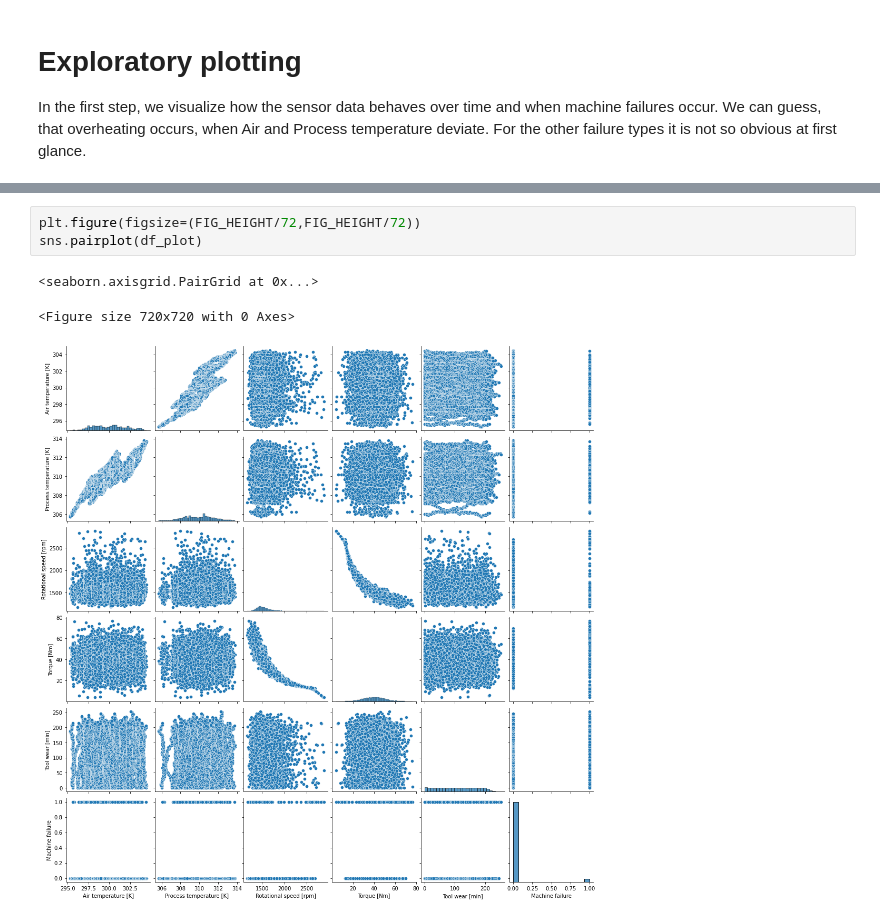
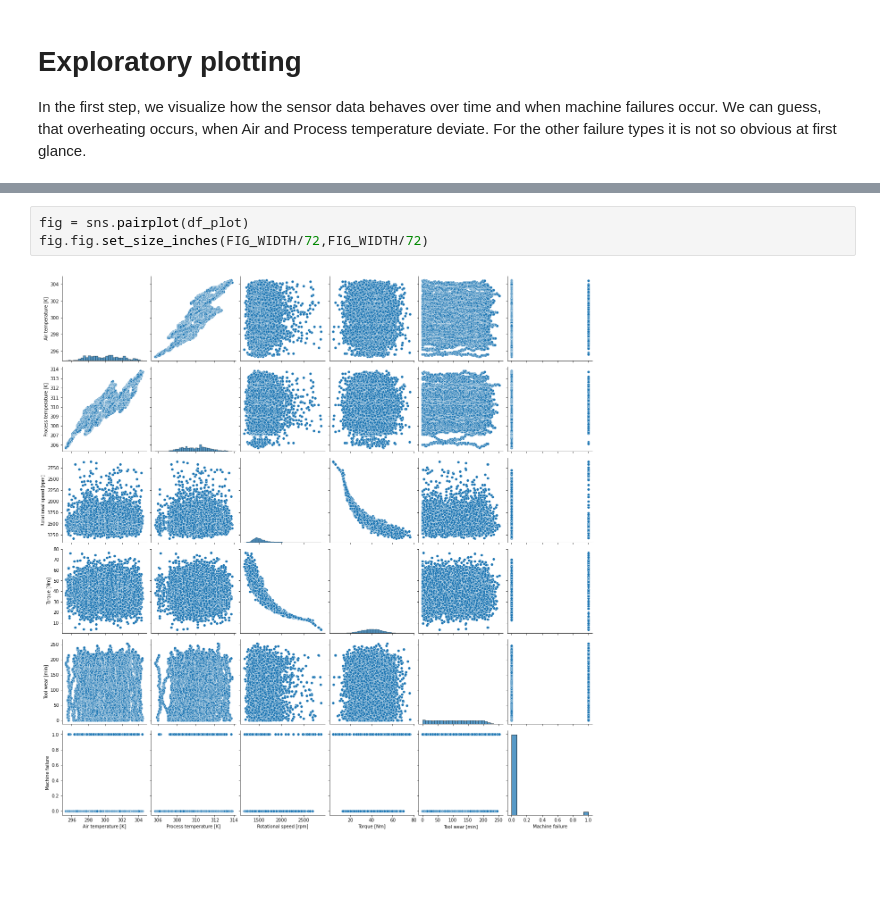
Before and after one commit to hfrechen/predictive_maintenance, a Jupyter notebook: notebooks/EDA.ipynb, the cells around one changed output, grey strips where cells are left out. Saved outputs shown, nothing was run; the diff lists cells and outputs as text; blank space fills up the shorter version.

```diff
--- a/notebooks/EDA.ipynb
+++ b/notebooks/EDA.ipynb
@@ -170,9 +171,7 @@ plot_figure(fig)
 # %%
-plt.figure(figsize=(FIG_HEIGHT/72,FIG_HEIGHT/72))
-sns.pairplot(df_plot)
+fig = sns.pairplot(df_plot)
+fig.fig.set_size_inches(FIG_WIDTH/72,FIG_WIDTH/72)
 # %% [output]
-<seaborn.axisgrid.PairGrid at 0x...>
-<Figure size 720x720 with 0 Axes>
-[figure, old version]
+[figure, new version]
 # %%
 plt.figure(figsize=(FIG_HEIGHT/72,FIG_HEIGHT/72))
```
Also changed, not shown: parts of 10 cells of this notebook, 2 other files.
